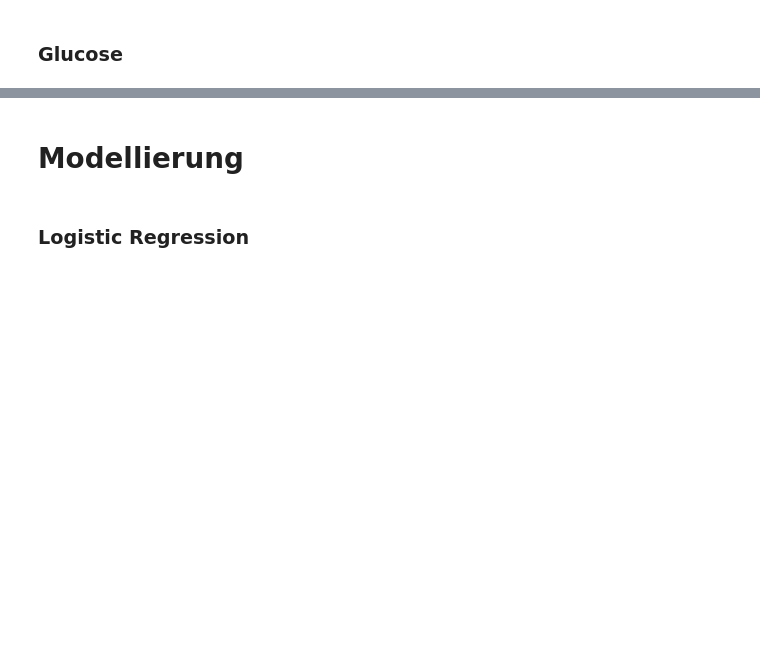
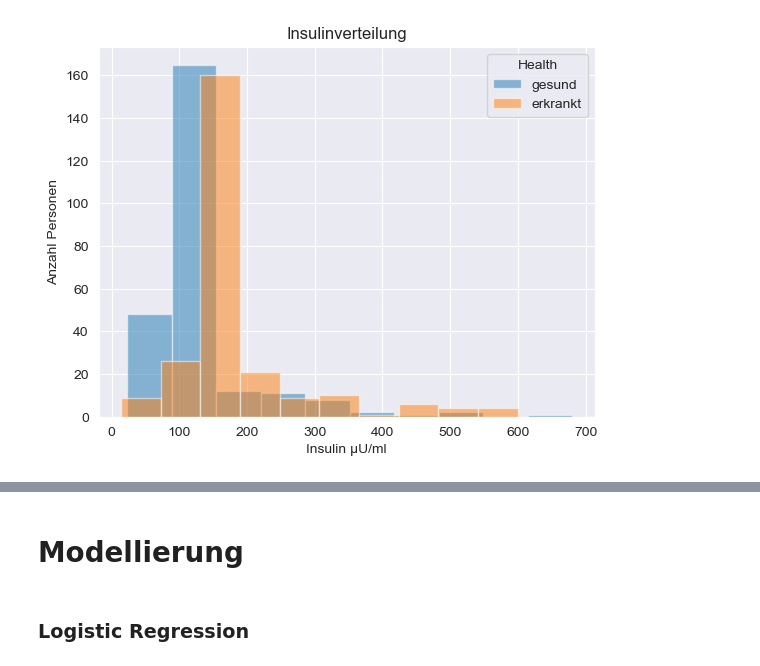
Before and after one commit to Schmiddyyy/DASC-2024, a Jupyter notebook: Abschlussaufgabe/Diabetes_DS/Diabetes_ScriptNAN.ipynb, the cells around one changed output, grey strips where cells are left out. Saved outputs shown, nothing was run; the diff lists cells and outputs as text; code cells hidden in the pictures; blank space fills up the shorter version.

```diff
--- a/Abschlussaufgabe/Diabetes_DS/Diabetes_ScriptNAN.ipynb
+++ b/Abschlussaufgabe/Diabetes_DS/Diabetes_ScriptNAN.ipynb
@@ -62,13 +187,6 @@ def change_value(var):
 # %%
-H = diabetes.loc[diabetes["Outcome"] == 0, "Insulin"]
-D = diabetes.loc[diabetes["Outcome"] == 1, "Insulin"]
-
-plt.hist(H, alpha=0.5, label='gesund')
-plt.hist(D, alpha=0.5, label='erkrankt')
-plt.legend(title='Health')
-plt.title("Insulinverteilung")
-plt.xlabel("Insulin μU/ml")
-plt.ylabel("Anzahl Personen")
+# Insulin
+plt_detail_view('Insulin', 'Insulinverteilung', 'Insulin µU/ml')
+# %% [output]
+[figure, added]
-# %% [markdown]
-### Glucose
 # %%
```
Also changed, not shown: parts of 48 cells of this notebook.
